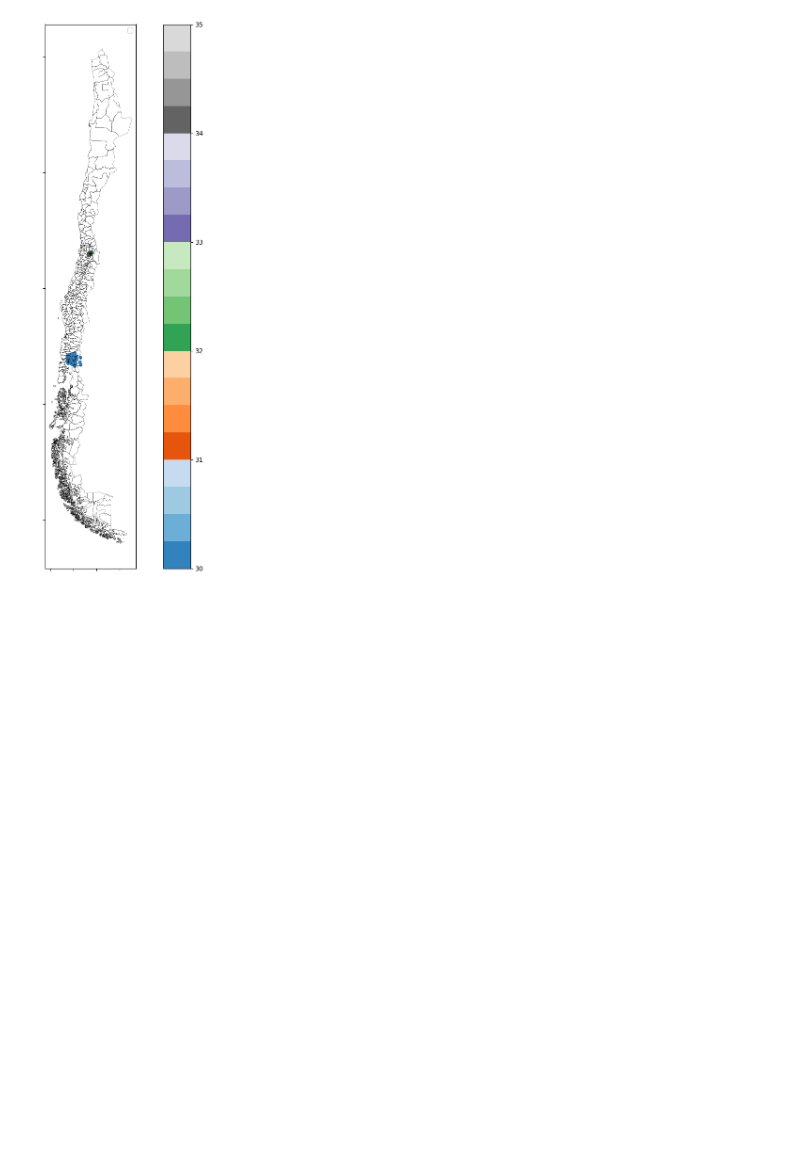
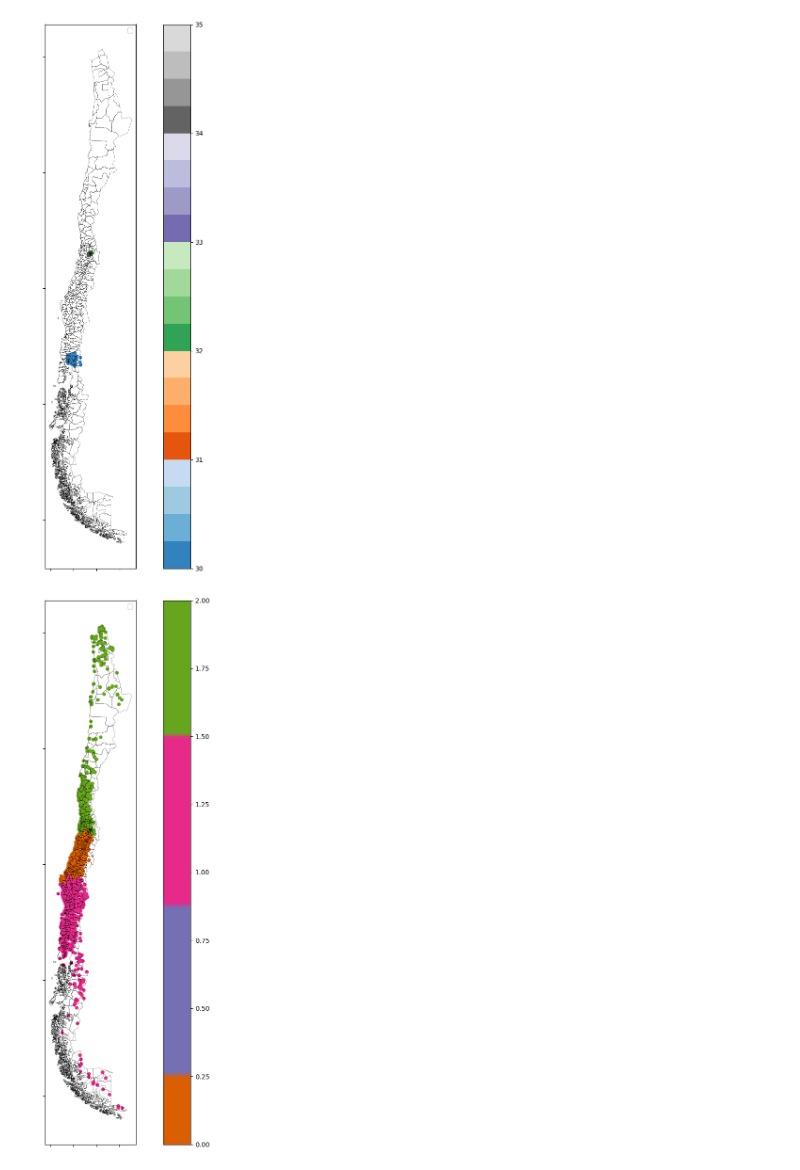
Before and after one commit to rbenatuilv/Junaeb-IMT-Capstone, a Jupyter notebook: Solution1/plot_geo.ipynb, the cells around one changed output. Saved outputs shown, nothing was run; the diff lists cells and outputs as text; code cells hidden in the pictures; blank space fills up the shorter version.

Commit message:
plot results UT

```diff
--- a/Solution1/plot_geo.ipynb
+++ b/Solution1/plot_geo.ipynb
@@ -24,8 +25,6 @@ comunas = gpd.read_file("../Distancias/comunas_fixed/comunas_fixed.shp")
 comunas_proyected = comunas.to_crs(CRS_CHILE19S)
 # %%
 colegios = pd.read_parquet('data_final.parquet', columns=['RBD', 'X', 'Y', 'Aristas', 'Logistica','Manipuladora', 'Beneficio', 'Alimentos', 'Raciones', 'Profit', 'UT', 'geometry'])
-# %%
-colegios["geometry"] = gpd.points_from_xy(colegios["X"]/10**5, colegios["Y"]/10**5, z=None, crs=CRS_CHILE19S)
 # %%
 geometry = [Point(xy) for xy in zip(colegios.X/10**5, colegios.Y/10**5)]
 colegios_gpd = gpd.GeoDataFrame(colegios, crs=CRS_CHILE19S, geometry=geometry)
@@ -88,3 +87,25 @@ ax.set_xticklabels([])
 ax.legend([]);
 # %% [output]
 [figure]
+# %%
+import matplotlib.colors as colors
+
+def truncate_colormap(cmap, minval=0.0, maxval=1.0, n=100):
+    new_cmap = colors.LinearSegmentedColormap.from_list(
+        'trunc({n},{a:.2f},{b:.2f})'.format(n=cmap.name, a=minval, b=maxval),
+        cmap(np.linspace(minval, maxval, n)))
+    return new_cmap
+
+cmap = plt.get_cmap()
+new_cmap = truncate_colormap(cmap, 0.2, 0.6)
+# %%
+fig,ax=plt.subplots(1,1,figsize=(15,15))
+colegios_gpd.plot(ax=ax, column='UT', cmap=new_cmap, legend=True, markersize=20)
+
+
+comunas_proyected.boundary.plot(ax=ax,color='k',lw=0.2)
+ax.set_yticklabels([])
+ax.set_xticklabels([])
+ax.legend([]);
+# %% [output]
+[figure, added]
```
Also changed, not shown: parts of 3 cells of this notebook, 4 other files.
